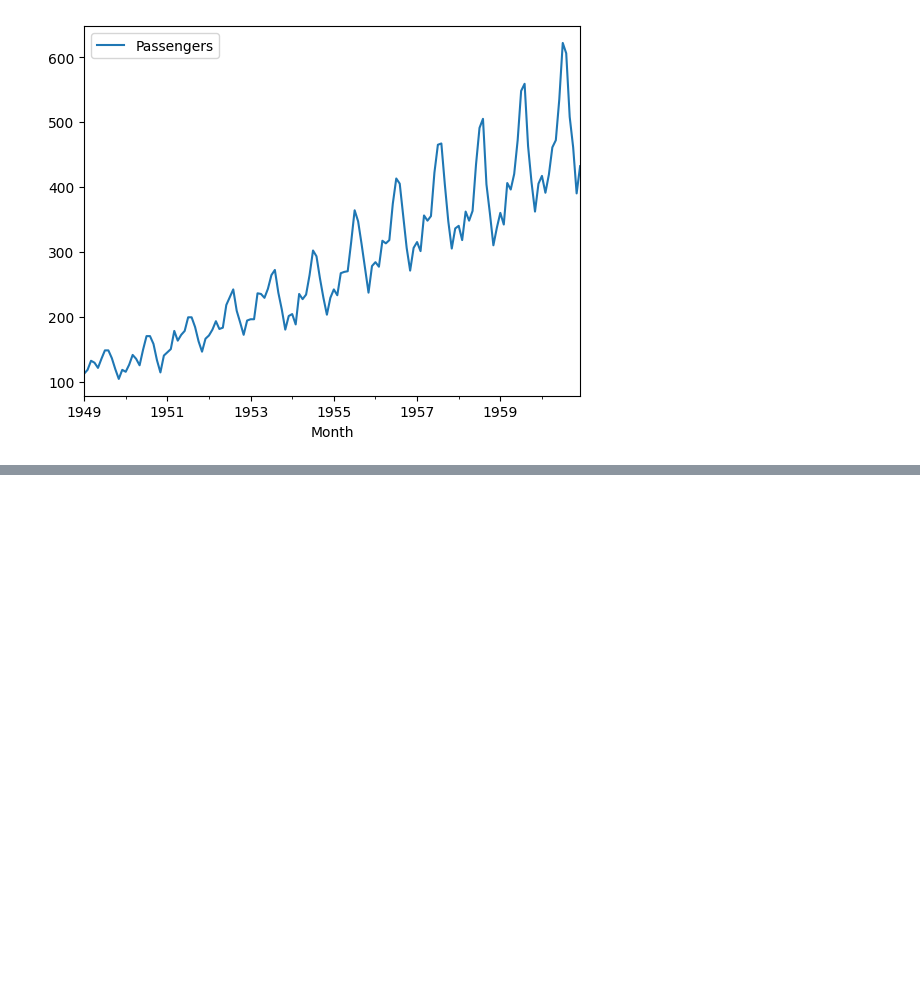
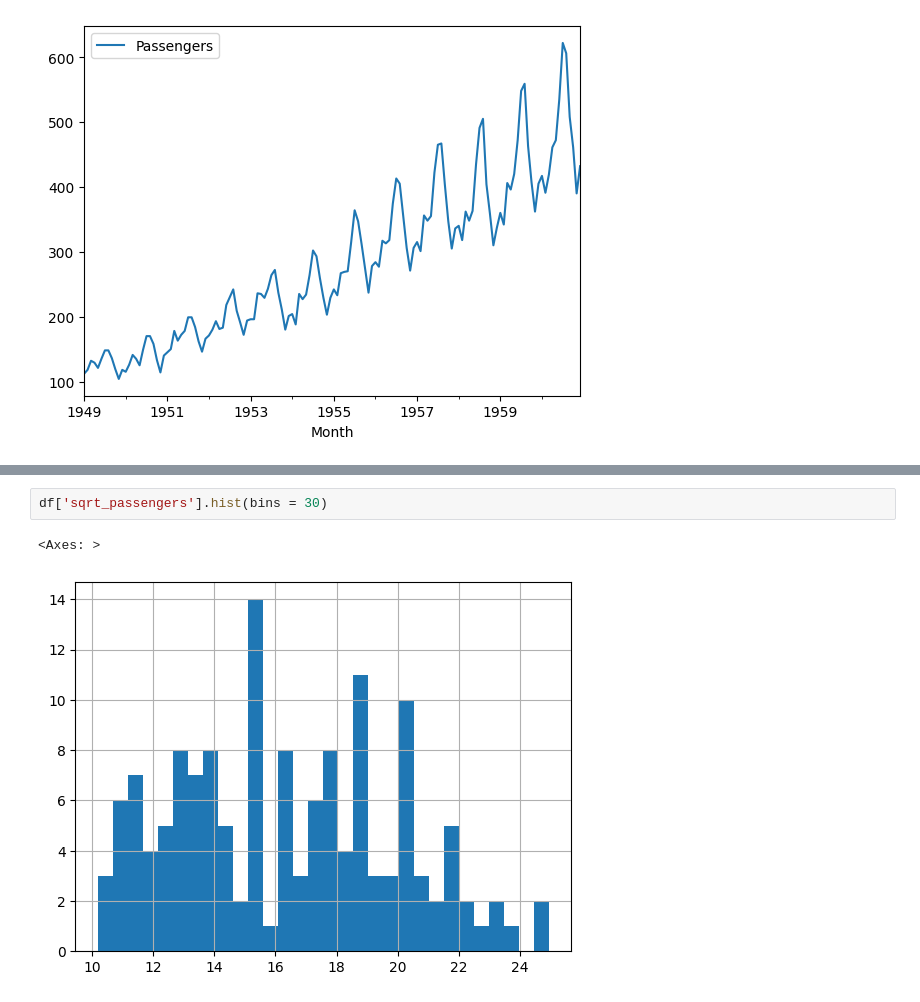
Before and after one commit to babakkeshavarz/time_series, a Jupyter notebook: Box_Cox.ipynb, the cells around one changed output, grey strips where cells are left out. Saved outputs shown, nothing was run; the diff lists cells and outputs as text; blank space fills up the shorter version.

```diff
--- a/Box_Cox.ipynb
+++ b/Box_Cox.ipynb
@@ -19,0 +43,5 @@ df.plot()
+# %%
+df['sqrt_passengers'].hist(bins = 30)
+# %% [output]
+<Axes: >
+[figure, added]
```
Also changed, not shown: parts of 7 cells of this notebook.
